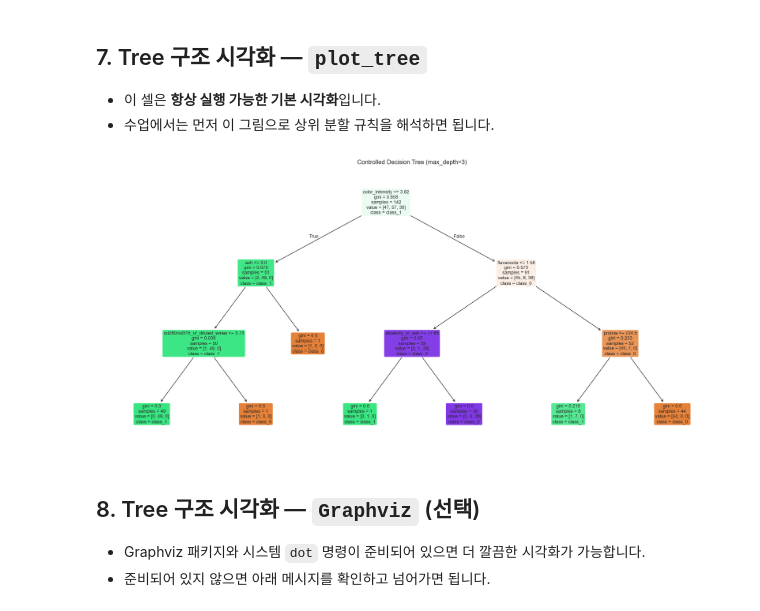
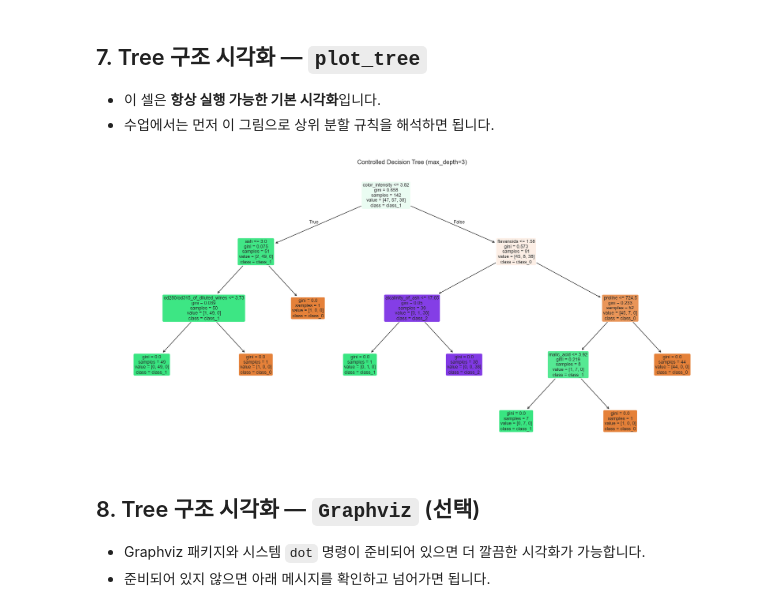
Before and after one commit to smilesjcha/ajou-mlops-2026-1nd-semester, a Jupyter notebook: week05 - classic ml tree ensemble and random forest.ipynb, the cells around one changed output. Saved outputs shown, nothing was run; the diff lists cells and outputs as text; code cells hidden in the pictures.

```diff
--- a/week05 - classic ml tree ensemble and random forest.ipynb
+++ b/week05 - classic ml tree ensemble and random forest.ipynb
@@ -200,17 +200,17 @@ comparison_df.style.format({
 # %%
 plt.figure(figsize=(22, 10))
 plot_tree(
-    tree_controlled,
+    tree_full,
     feature_names=X.columns,
     class_names=list(wine.target_names),
     filled=True,
     rounded=True,
     fontsize=9,
 )
 plt.title("Controlled Decision Tree (max_depth=3)")
 plt.show()
 # %% [output]
-[figure, old version]
+[figure, new version]
 # %% [markdown]
 ## 8. Tree 구조 시각화 — `Graphviz` (선택)
 
```
Also changed, not shown: parts of 1 cell of this notebook, 2 other files.
